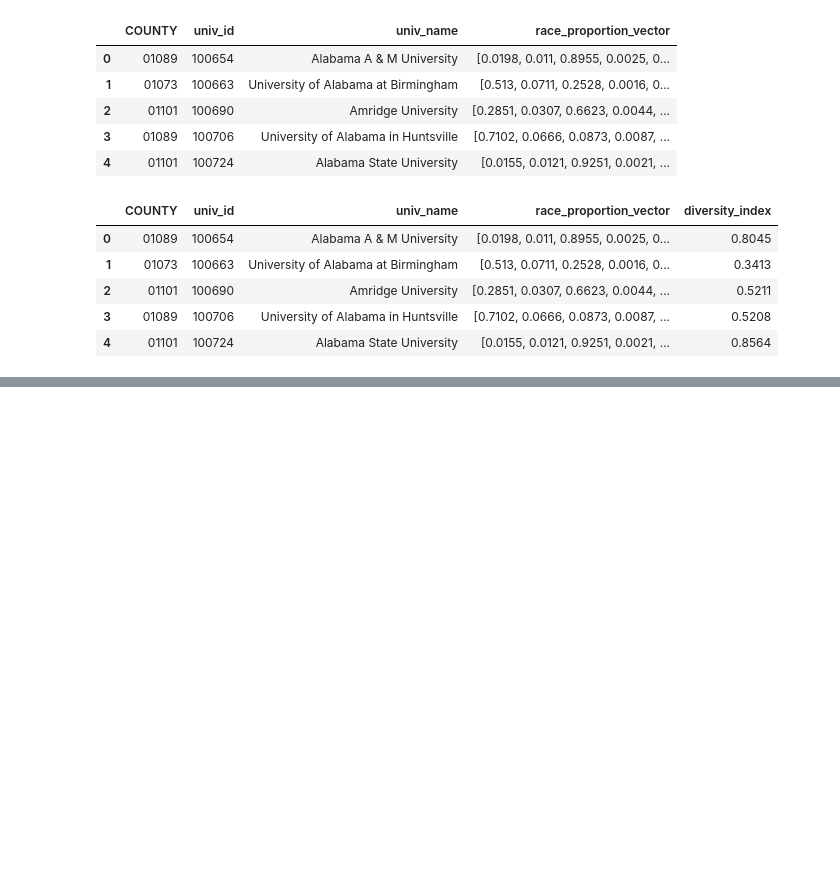
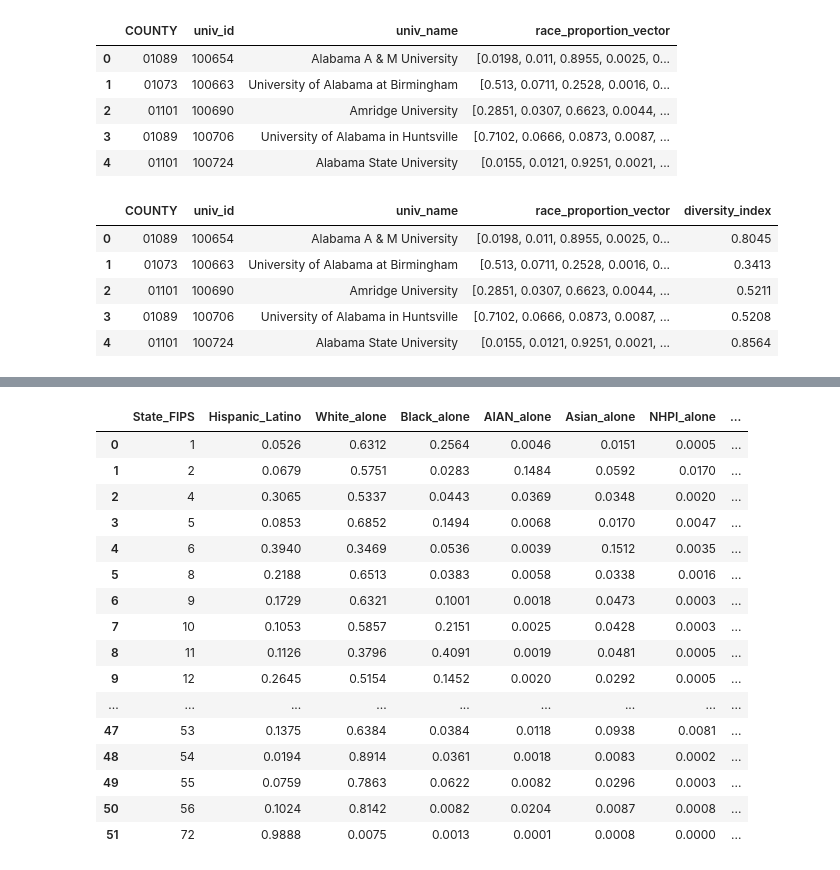
Before and after one commit to davidgarmal/comm3180_S26_G3_Data_Project, a Jupyter notebook: data_analysis/university_racial.ipynb, the cells around one changed output, grey strips where cells are left out. Drawn from its saved outputs; the diff is of its cells as text; code cells hidden in the pictures; blank space fills up the shorter version.

```diff
--- a/data_analysis/university_racial.ipynb
+++ b/data_analysis/university_racial.ipynb
@@ -254,0 +321,2 @@ dat_vectors
+# %%
+state_vector_df = pd.read_csv('../data/racial_comp_state.csv')
@@ -254,0 +376,20 @@ dat_vectors
+# %%
+state_vector_df
+# %% [output]
+|  | State_FIPS | Hispanic_Latino | White_alone | Black_alone | AIAN_alone | Asian_alone | NHPI_alone | ... |
+| 0 | 1 | 0.0526 | 0.6312 | 0.2564 | 0.0046 | 0.0151 | 0.0005 | ... |
+| 1 | 2 | 0.0679 | 0.5751 | 0.0283 | 0.1484 | 0.0592 | 0.0170 | ... |
+| 2 | 4 | 0.3065 | 0.5337 | 0.0443 | 0.0369 | 0.0348 | 0.0020 | ... |
+| 3 | 5 | 0.0853 | 0.6852 | 0.1494 | 0.0068 | 0.0170 | 0.0047 | ... |
+| 4 | 6 | 0.3940 | 0.3469 | 0.0536 | 0.0039 | 0.1512 | 0.0035 | ... |
+| 5 | 8 | 0.2188 | 0.6513 | 0.0383 | 0.0058 | 0.0338 | 0.0016 | ... |
+| 6 | 9 | 0.1729 | 0.6321 | 0.1001 | 0.0018 | 0.0473 | 0.0003 | ... |
+| 7 | 10 | 0.1053 | 0.5857 | 0.2151 | 0.0025 | 0.0428 | 0.0003 | ... |
+| 8 | 11 | 0.1126 | 0.3796 | 0.4091 | 0.0019 | 0.0481 | 0.0005 | ... |
+| 9 | 12 | 0.2645 | 0.5154 | 0.1452 | 0.0020 | 0.0292 | 0.0005 | ... |
+| ... | ... | ... | ... | ... | ... | ... | ... | ... |
+| 47 | 53 | 0.1375 | 0.6384 | 0.0384 | 0.0118 | 0.0938 | 0.0081 | ... |
+| 48 | 54 | 0.0194 | 0.8914 | 0.0361 | 0.0018 | 0.0083 | 0.0002 | ... |
+| 49 | 55 | 0.0759 | 0.7863 | 0.0622 | 0.0082 | 0.0296 | 0.0003 | ... |
+| 50 | 56 | 0.1024 | 0.8142 | 0.0082 | 0.0204 | 0.0087 | 0.0008 | ... |
+| 51 | 72 | 0.9888 | 0.0075 | 0.0013 | 0.0001 | 0.0008 | 0.0000 | ... |
```
Also changed, not shown: parts of 19 cells of this notebook, 5 other files.
